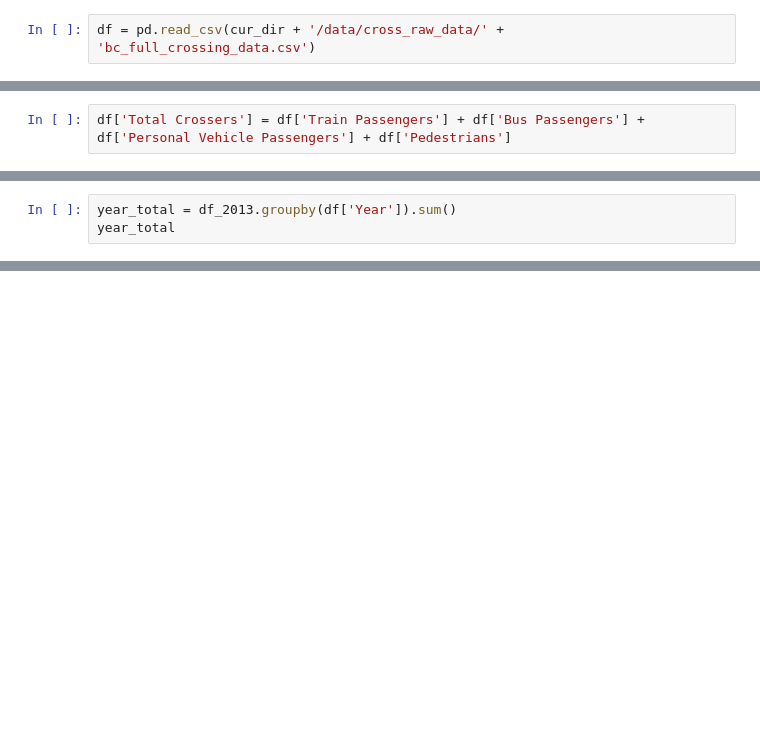
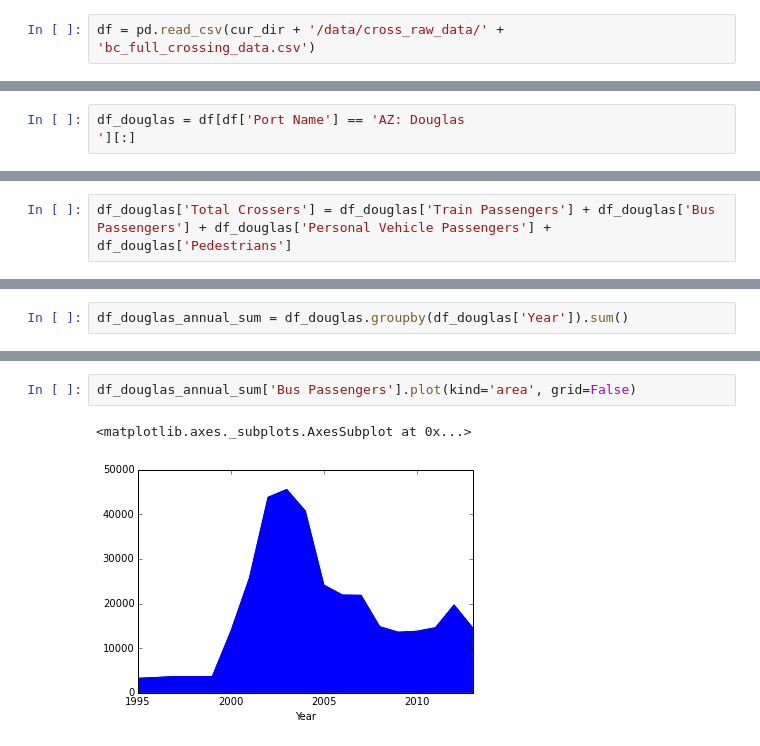
Before and after one commit to tradinscd/code_py, a Jupyter notebook: example_exploring_border_crossing_data.ipynb, the cells around one changed output, grey strips where cells are left out. Cells and saved outputs as stored; diff of their text form; blank space fills up the shorter version.

```diff
--- a/example_exploring_border_crossing_data.ipynb
+++ b/example_exploring_border_crossing_data.ipynb
@@ -13,0 +28,2 @@ df = pd.read_csv(cur_dir + '/data/cross_raw_data/' + 'bc_full_crossing_data.csv'
+# %%
+df_douglas = df[df['Port Name'] == 'AZ: Douglas                                                 '][:]
@@ -14,2 +39,2 @@ df = pd.read_csv(cur_dir + '/data/cross_raw_data/' + 'bc_full_crossing_data.csv'
 # %%
-df['Total Crossers'] = df['Train Passengers'] + df['Bus Passengers'] + df['Personal Vehicle Passengers'] + df['Pedestrians']
+df_douglas['Total Crossers'] = df_douglas['Train Passengers'] + df_douglas['Bus Passengers'] + df_douglas['Personal Vehicle Passengers'] + df_douglas['Pedestrians']
@@ -18,3 +41,2 @@ df_2013 = df[df['Year'] == 2013]
 # %%
-year_total = df_2013.groupby(df['Year']).sum()
-year_total
+df_douglas_annual_sum = df_douglas.groupby(df_douglas['Year']).sum()
@@ -50,0 +53,5 @@ For city in df_2013['City']:
+# %%
+df_douglas_annual_sum['Bus Passengers'].plot(kind='area', grid=False)
+# %% [output]
+<matplotlib.axes._subplots.AxesSubplot at 0x...>
+[figure, added]
```
Also changed, not shown: parts of 18 cells of this notebook, 4 other files.
